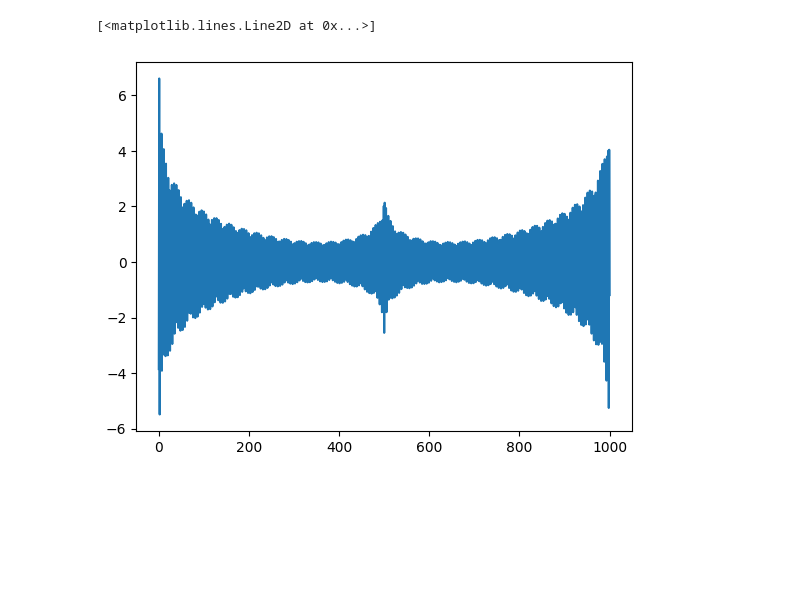
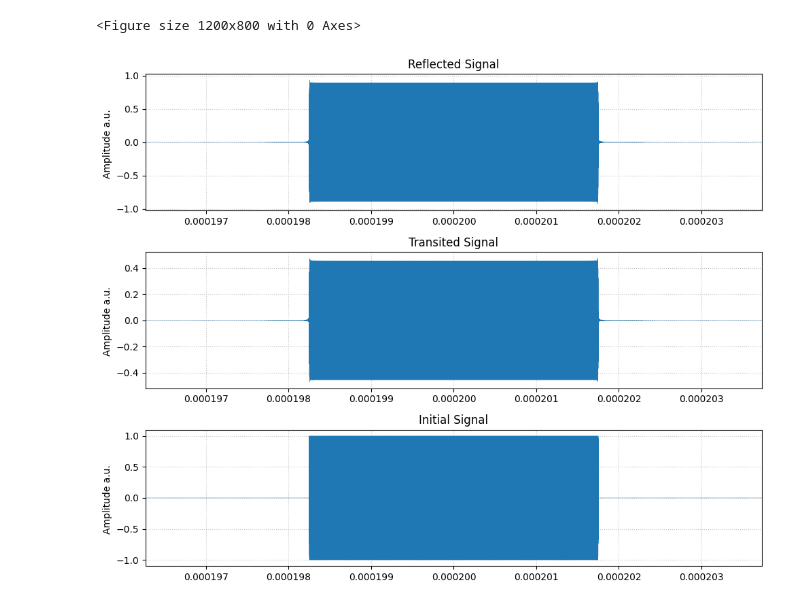
Before and after one commit to alexanderosherov/transmon_qubit_readout_simulation, a Jupyter notebook: simple_readout.ipynb, the cells around one changed output. Cells and saved outputs as stored; diff of their text form; code cells hidden in the pictures; blank space fills up the shorter version.

```diff
--- a/simple_readout.ipynb
+++ b/simple_readout.ipynb
@@ -244,0 +267,6 @@ _, pulse_signal = create_rectangle_pulse(target_pulse_frequencies=frequencies_si
+# %%
+_, s11_simulation, s21_simulation = s11_s21_from_s2p_file(
+    simulation_results_filename='hfss_resonance_simulator_Resonator_7252612e-6GHz_2_ports_v10.s2p',
+    target_pulse_frequencies=frequencies_pulse,
+    plot=True,
+)
@@ -245,10 +278,10 @@ _, pulse_signal = create_rectangle_pulse(target_pulse_frequencies=frequencies_si
 # %%
 reflected_signal = readout_signal_after_interaction_with_resonator(s=s11_simulation,
-                                              pulse=pulse_signal,
-                                              frequencies=frequencies_simulation,
-                                              plot=True)
+                                                                   pulse=pulse,
+                                                                   frequencies=frequencies_pulse,
+                                                                   plot=True)
 transited_signal = readout_signal_after_interaction_with_resonator(s=s21_simulation,
-                                              pulse=pulse_signal,
-                                              frequencies=frequencies_simulation,
-                                              plot=True)
+                                                                   pulse=pulse,
+                                                                   frequencies=frequencies_pulse,
+                                                                   plot=True)
 # %% [output]
@@ -268,5 +290,31 @@ NameError: name 'dt' is not defined
 # %%
-plt.plot(reflected_pulse_complex_time)
+reflected_t_signal = np.fft.ifft(np.fft.ifftshift(reflected_signal))
+transited_t_signal = np.fft.ifft(np.fft.ifftshift(transited_signal))
+initial_t_pulse_signal = np.fft.ifft(np.fft.ifftshift(pulse))
+
+plt.figure(figsize=(12, 8))
+fig, ax = plt.subplots(3, 1)
+
+ax[0].plot(times_pulse, reflected_t_signal, lw=0.3)
+ax[0].set_title('Reflected Signal')
+ax[0].set_ylabel('Amplitude a.u. ')
+ax[0].set_xlim(pulse_t_plot_edges)
+ax[0].grid(True)
+
+ax[1].plot(times_pulse, transited_t_signal, lw=0.3)
+ax[1].set_title('Transited Signal')
+ax[1].set_ylabel('Amplitude a.u. ')
+ax[1].set_xlim(pulse_t_plot_edges)
+ax[1].grid(True)
+
+ax[2].plot(times_pulse, initial_t_pulse_signal, lw=0.3)
+ax[2].set_title('Initial Signal')
+ax[2].set_ylabel('Amplitude a.u. ')
+ax[2].set_xlim(pulse_t_plot_edges)
+ax[2].grid(True)
+
+plt.tight_layout()
+plt.show()
 # %% [output]
-[<matplotlib.lines.Line2D at 0x...>]
+<Figure size 1200x800 with 0 Axes>
-[figure, old version]
+[figure, new version]
```
Also changed, not shown: parts of 12 cells of this notebook.
